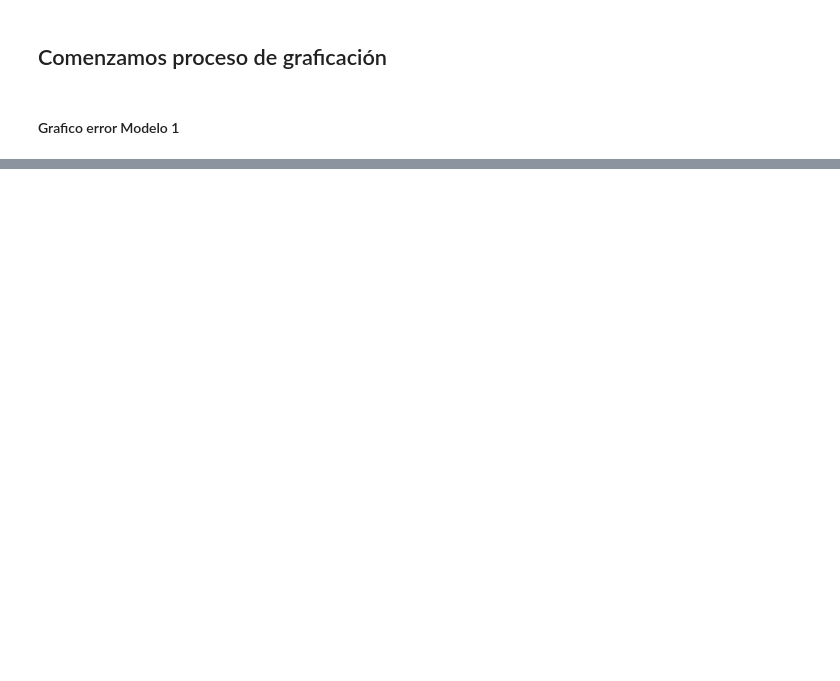
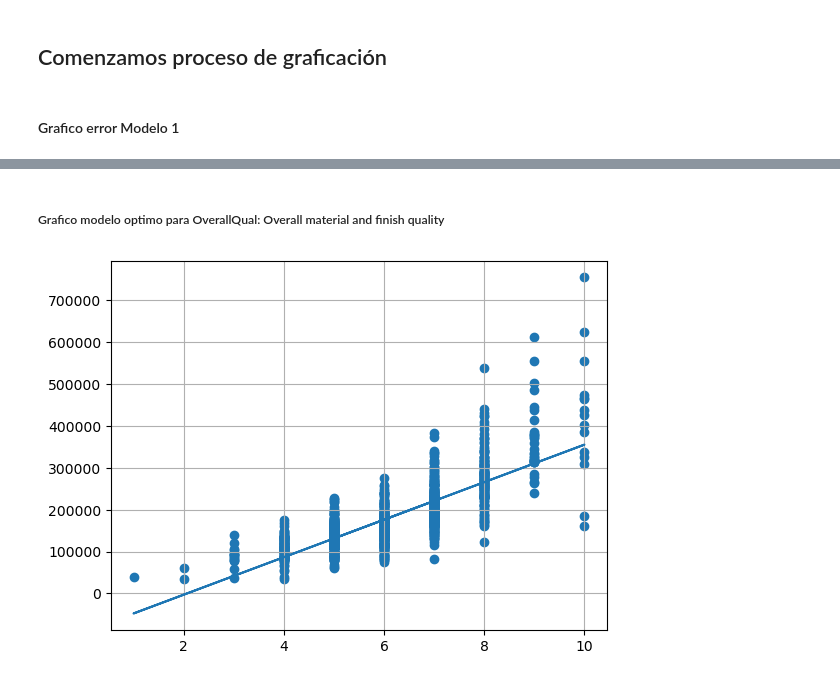
Before and after one commit to fhprime/Proyecto-Ciencia-de-Datos-FH-18003299, a Jupyter notebook: Proyecto Data Science Python FH 18003299.ipynb, the cells around one changed output, grey strips where cells are left out. Drawn from its saved outputs; the diff is of its cells as text; code cells hidden in the pictures; blank space fills up the shorter version.

```diff
--- a/Proyecto Data Science Python FH 18003299.ipynb
+++ b/Proyecto Data Science Python FH 18003299.ipynb
@@ -323,0 +340,6 @@ Modelo2.graph_models_time(20)
+# %% [markdown]
+##### Grafico modelo optimo para OverallQual: Overall material and finish quality
+# %%
+Modelo1.graph_best_model()
+# %% [output]
+[figure, added]
```
Also changed, not shown: parts of 32 cells of this notebook.
